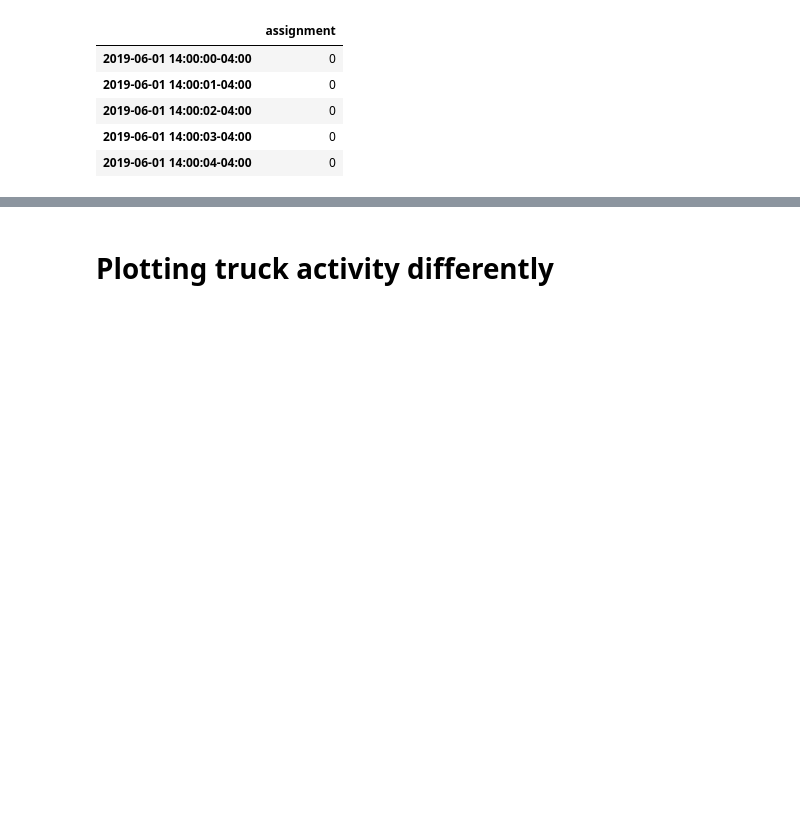
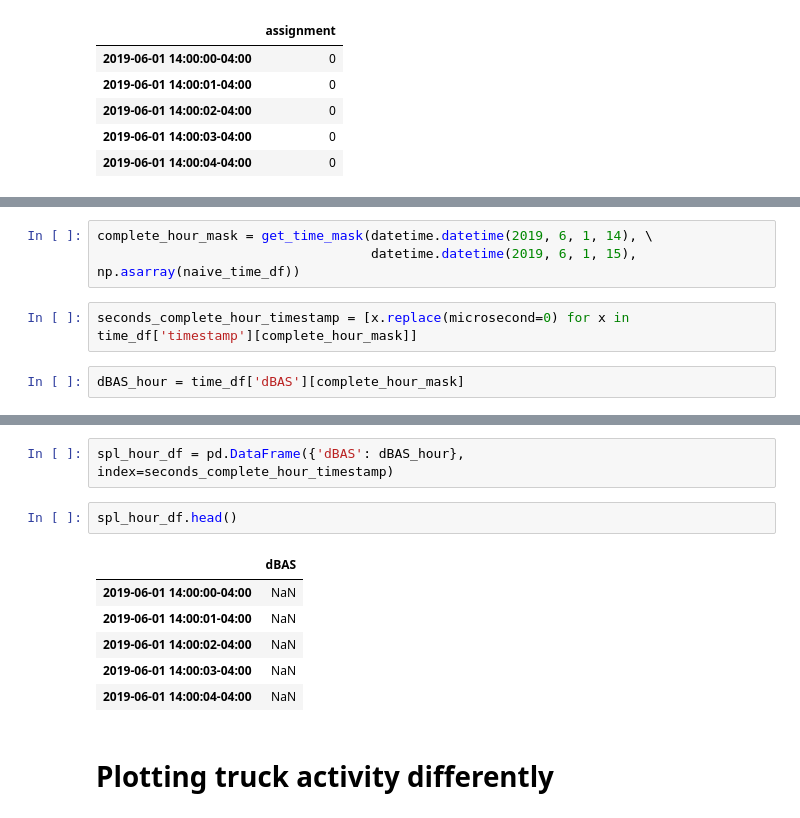
Before and after one commit to marin-hyatt/public-redhook-analysis, a Jupyter notebook: Truck_Analysis.ipynb, the cells around one changed output, grey strips where cells are left out. Cells and saved outputs as stored; diff of their text form; blank space fills up the shorter version.

```diff
--- a/Truck_Analysis.ipynb
+++ b/Truck_Analysis.ipynb
@@ -656,0 +680,7 @@ complete_assignments_df.head()
+# %%
+complete_hour_mask = get_time_mask(datetime.datetime(2019, 6, 1, 14), \
+                                   datetime.datetime(2019, 6, 1, 15), np.asarray(naive_time_df))
+# %%
+seconds_complete_hour_timestamp = [x.replace(microsecond=0) for x in time_df['timestamp'][complete_hour_mask]]
+# %%
+dBAS_hour = time_df['dBAS'][complete_hour_mask]
@@ -657,3 +691,14 @@ complete_assignments_df.head()
+# %%
+spl_hour_df = pd.DataFrame({'dBAS': dBAS_hour}, index=seconds_complete_hour_timestamp)
+# %%
+spl_hour_df.head()
+# %% [output]
+|  | dBAS |
+| 2019-06-01 14:00:00-04:00 | NaN |
+| 2019-06-01 14:00:01-04:00 | NaN |
+| 2019-06-01 14:00:02-04:00 | NaN |
+| 2019-06-01 14:00:03-04:00 | NaN |
+| 2019-06-01 14:00:04-04:00 | NaN |
 # %% [markdown]
 # Plotting truck activity differently
 # %%
```
Also changed, not shown: parts of 11 cells of this notebook.
